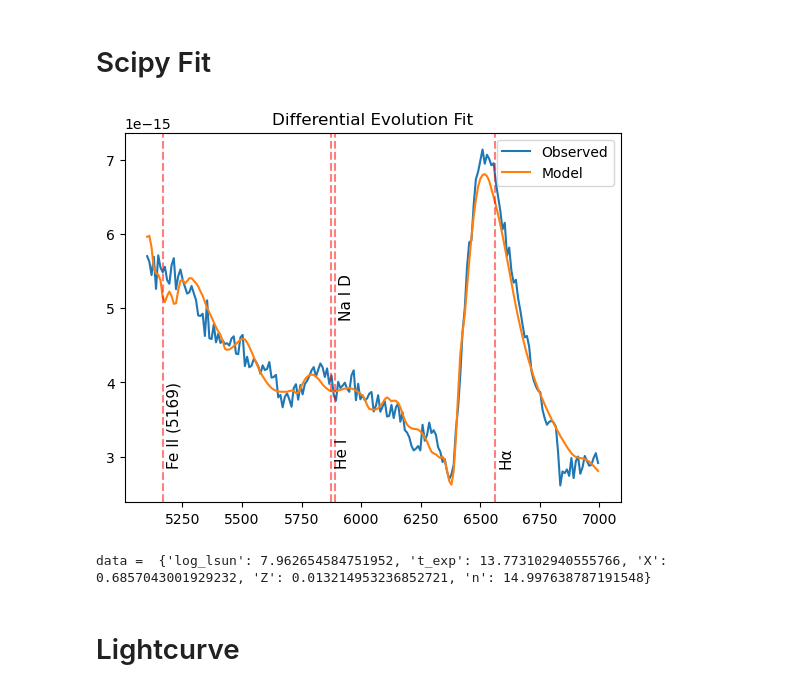
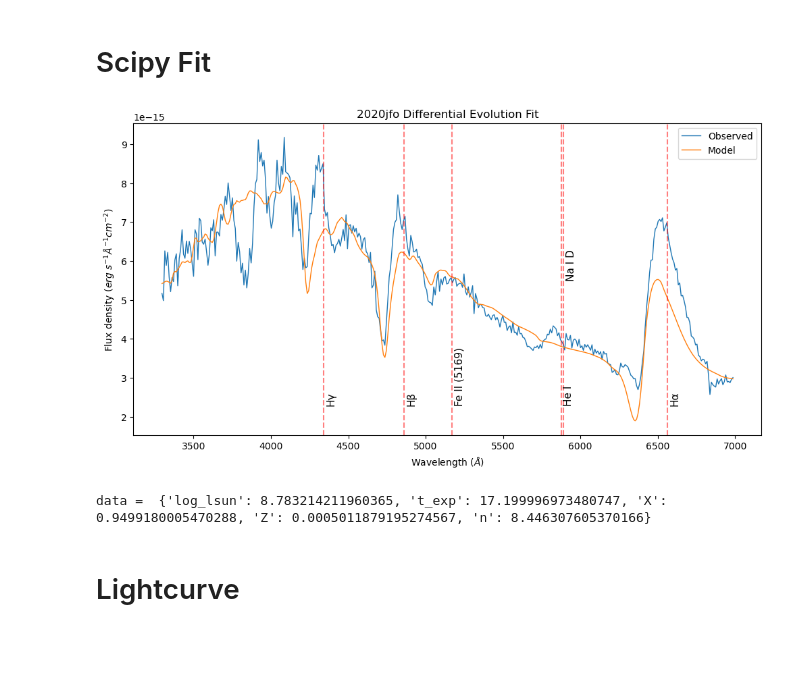
Before and after one commit to MichaelLukaszyk/iip-emulator, a Jupyter notebook: emulator/interpolator/interp.ipynb, the cells around one changed output. Drawn from its saved outputs; the diff is of its cells as text; code cells hidden in the pictures; blank space fills up the shorter version.

```diff
--- a/emulator/interpolator/interp.ipynb
+++ b/emulator/interpolator/interp.ipynb
@@ -17,10 +17,11 @@ def show_active():
     plt.close(fig)
 
 # Fit settings
-fit_max_wav = 10000 # 7000
-fit_min_wav = 5100 # 5100
+fit_max_wav = 7000 # 7000
+fit_min_wav = 3000 # 5100
 
 # Get model data
+# param_names, X, y, wav_mod = util.read_runs('2020jfo-A')
 param_names, X, y, wav_mod = util.read_runs('new_atomic_runs')
 bad_indices = [20, 25, 27, 29, 50, 272, 273, 314, 350, 372, 397, 406, 465, 481, 631, 645, 682, 923, 935, 958, 983, 1078, 1129, 1144, 1225, 1268, 1275, 1298, 1300, 1346, 1433, 1606, 1743, 1904, 1953, 1975, 2139, 2156, 2194, 2242, 2457, 2523, 2544, 2615, 2638, 2664, 2708, 2859, 2904, 3046, 3055, 3182, 3317, 3338, 3358, 3405, 3433, 3620, 3773, 3797, 3808, 3851, 3892, 3910, 3918, 4024, 4043, 4052, 4079, 4175, 4199, 4328, 4375, 4409, 4432, 4499, 4500, 4559, 4572, 4758, 4792, 4877, 4883, 4916, 4928, 5111, 5161, 5325, 5364, 5390, 5448, 5459, 5527, 5570, 5683, 5812, 5818, 5819, 5832, 5996, 6197, 6417, 6519, 6684, 6709, 6806, 6844, 6924, 6985, 7062, 7120, 7204, 7263, 7275, 7300, 7353, 7444, 7541, 7567, 7598, 7602, 7703, 7755, 7883, 7921, 8096, 8115, 8439]
 X, y = util.remove_bad_indices(X, y, bad_indices)
@@ -72,7 +93,7 @@ if False:
 if False:
     from emulator.interpolator import util
     import os
-    folder_path = os.path.dirname('C:/Users/mikel/Desktop/new_atomic_runs_2/')
-    param_names = ['log_lsun', 't_exp', 'v_start', 'X', 'Z', 'n']
-    util.save_runs(folder_path, param_names, 'new_atomic_runs_2')
+    folder_path = os.path.dirname('C:/Users/mikel/Desktop/2020jfo-A/')
+    param_names = ['log_lsun', 't_exp', 'X', 'Z', 'n']
+    util.save_runs(folder_path, param_names, '2020jfo-A')
 # %%
@@ -262,9 +315,9 @@ from sklearn.compose import TransformedTargetRegressor
 from sklearn.decomposition import PCA
 
 mlp = MLPRegressor(
-    max_iter=10000, alpha=1e-3, tol=1e-14, learning_rate_init=1e-3, hidden_layer_sizes=(128, 128, 64), early_stopping=False
+    max_iter=10000, alpha=1e-3, tol=1e-14, learning_rate_init=1e-3, hidden_layer_sizes=(50, 50), early_stopping=False
 )
-
+# (128, 128, 64)
 model = TransformedTargetRegressor(
     regressor=Pipeline([
         ('x_scaler', StandardScaler()),
@@ -279,8 +332,8 @@ model = TransformedTargetRegressor(
 
 model.fit(X_train, y_train)
 print('Iterations:', model.regressor_.named_steps['mlp'].n_iter_)
-pca = model.transformer_.named_steps['pca']
-print('PCA variance:', pca.explained_variance_ratio_.sum())
+# pca = model.transformer_.named_steps['pca']
+# print('PCA variance:', pca.explained_variance_ratio_.sum())
 
 def mlp_multiple(X_mods):
     if removed_v_start:
@@ -407,32 +457,37 @@ if False:
 # %%
 # Scipy differential evolution
 results = []
 
 def f(X_mod):
     y_mod = continuum_removal(mlp_single(X_mod))
     like = (((y_mod - y_obs) / y_obs_err)**2).sum()
     return like
 
 from scipy.optimize import differential_evolution
 sampler_start = list(np.mean(sampler_limits, axis=1))
-result = differential_evolution(f, x0=sampler_start, bounds=sampler_limits, tol=1e-6)
+diffev_limits = sampler_limits.copy()
+diffev_limits[sampler_input_indices['t_exp']] = (13.3, 17.2)
+result = differential_evolution(f, x0=sampler_start, bounds=diffev_limits, tol=1e-6)
 
 X_mod = result.x
 y_mod = continuum_removal(mlp_single(X_mod))
-plt.figure()
-plt.plot(wav, y_obs, label='Observed')
-plt.plot(wav, y_mod, label='Model')
-plt.title('Differential Evolution Fit')
+
+plt.figure(figsize=(12,6))
+plt.plot(wav, y_obs, label='Observed', lw=1)
+plt.plot(wav, y_mod, label='Model', lw=1)
+plt.title('2020jfo Differential Evolution Fit')
+plt.xlabel(r'Wavelength ($\AA$)')
+plt.ylabel(r'Flux density ($erg~s^{-1}\AA^{-1}cm^{-2}$)')
 plt.legend()
 util.label_common_features()
 show_active()
 
 # distance = util.distance(scale)
 # print('distance:', distance.to(u.Mpc))
 print('data = ', dict(zip(sampler_names, X_mod)))
 # %% [output]
-[figure, old version]
+[figure, new version]
-data =  {'log_lsun': 7.962654584751952, 't_exp': 13.773102940555766, 'X': 0.6857043001929232, 'Z': 0.013214953236852721, 'n': 14.997638787191548}
+data =  {'log_lsun': 8.783214211960365, 't_exp': 17.199996973480747, 'X': 0.9499180005470288, 'Z': 0.0005011879195274567, 'n': 8.446307605370166}
 # %% [markdown]
 # Lightcurve
 # %%
```
Also changed, not shown: parts of 21 cells of this notebook, 5 other files.
